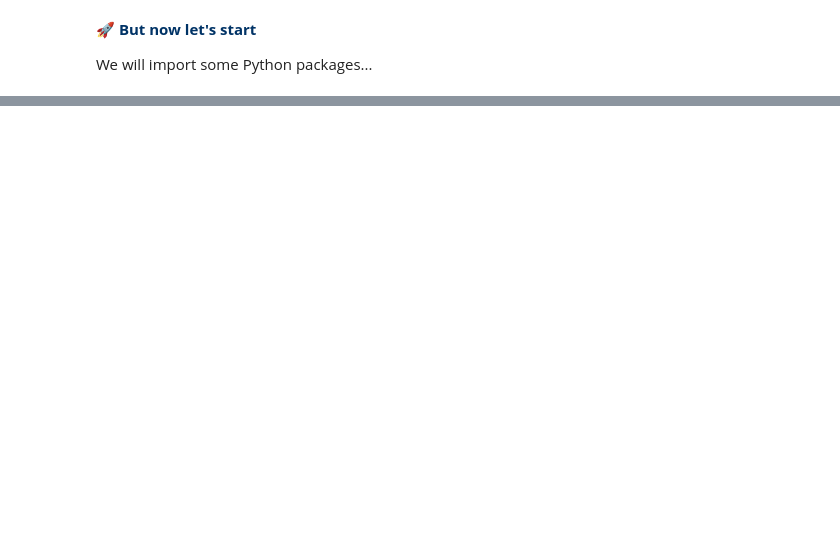
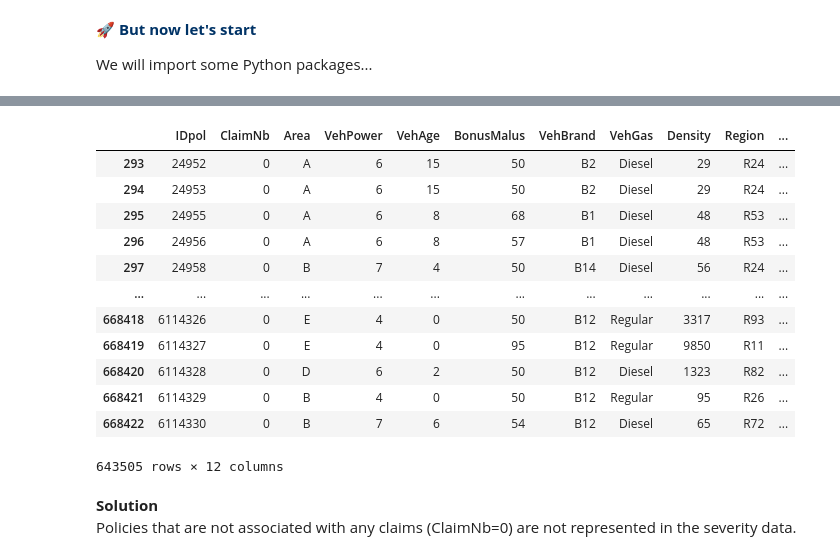
Before and after one commit to unkrejativ/axa-egoi-hands-on-session-2025, a Jupyter notebook: notebooks/1) data_preparation_sample_solution.ipynb, the cells around one changed output, grey strips where cells are left out. Cells and saved outputs as stored; diff of their text form; code cells hidden in the pictures; blank space fills up the shorter version.

```diff
--- a/notebooks/1) data_preparation_sample_solution.ipynb
+++ b/notebooks/1) data_preparation_sample_solution.ipynb
@@ -222,0 +221,7 @@ columns:
+# %%
+# Load the sample solution for the frequency dataset
+freq_data = pd.read_csv("../data/new/sample_solution/insurance_claims_freq.csv")
+
+# Load the severity dataset and take a first look
+sev_data = pd.read_csv("../data/new/adapted/insurance_claims_sev.csv")
+sev_data.head()
@@ -223 +275,21 @@ columns:
+# %%
+# sev_data[sev_data['IDpol'].isin(freq_data['IDpol']) == False]
+freq_data[freq_data['IDpol'].isin(sev_data['IDpol']) == False]
+# %% [output]
+|  | IDpol | ClaimNb | Area | VehPower | VehAge | BonusMalus | VehBrand | VehGas | Density | Region | ... |
+| 293 | 24952 | 0 | A | 6 | 15 | 50 | B2 | Diesel | 29 | R24 | ... |
+| 294 | 24953 | 0 | A | 6 | 15 | 50 | B2 | Diesel | 29 | R24 | ... |
+| 295 | 24955 | 0 | A | 6 | 8 | 68 | B1 | Diesel | 48 | R53 | ... |
+| 296 | 24956 | 0 | A | 6 | 8 | 57 | B1 | Diesel | 48 | R53 | ... |
+| 297 | 24958 | 0 | B | 7 | 4 | 50 | B14 | Diesel | 56 | R24 | ... |
+| ... | ... | ... | ... | ... | ... | ... | ... | ... | ... | ... | ... |
+| 668418 | 6114326 | 0 | E | 4 | 0 | 50 | B12 | Regular | 3317 | R93 | ... |
+| 668419 | 6114327 | 0 | E | 4 | 0 | 95 | B12 | Regular | 9850 | R11 | ... |
+| 668420 | 6114328 | 0 | D | 6 | 2 | 50 | B12 | Diesel | 1323 | R82 | ... |
+| 668421 | 6114329 | 0 | B | 4 | 0 | 50 | B12 | Regular | 95 | R26 | ... |
+| 668422 | 6114330 | 0 | B | 7 | 6 | 54 | B12 | Diesel | 65 | R72 | ... |
+643505 rows × 12 columns
+# %% [markdown]
+**Solution**
+Policies that are not associated with any claims (<span style="font-family: monospace; padding: 0px 0px; border-radius: 3px">ClaimNb</span>=0) are not represented in the severity data.
 # %%
```
Also changed, not shown: parts of 44 cells of this notebook, 8 other files.
